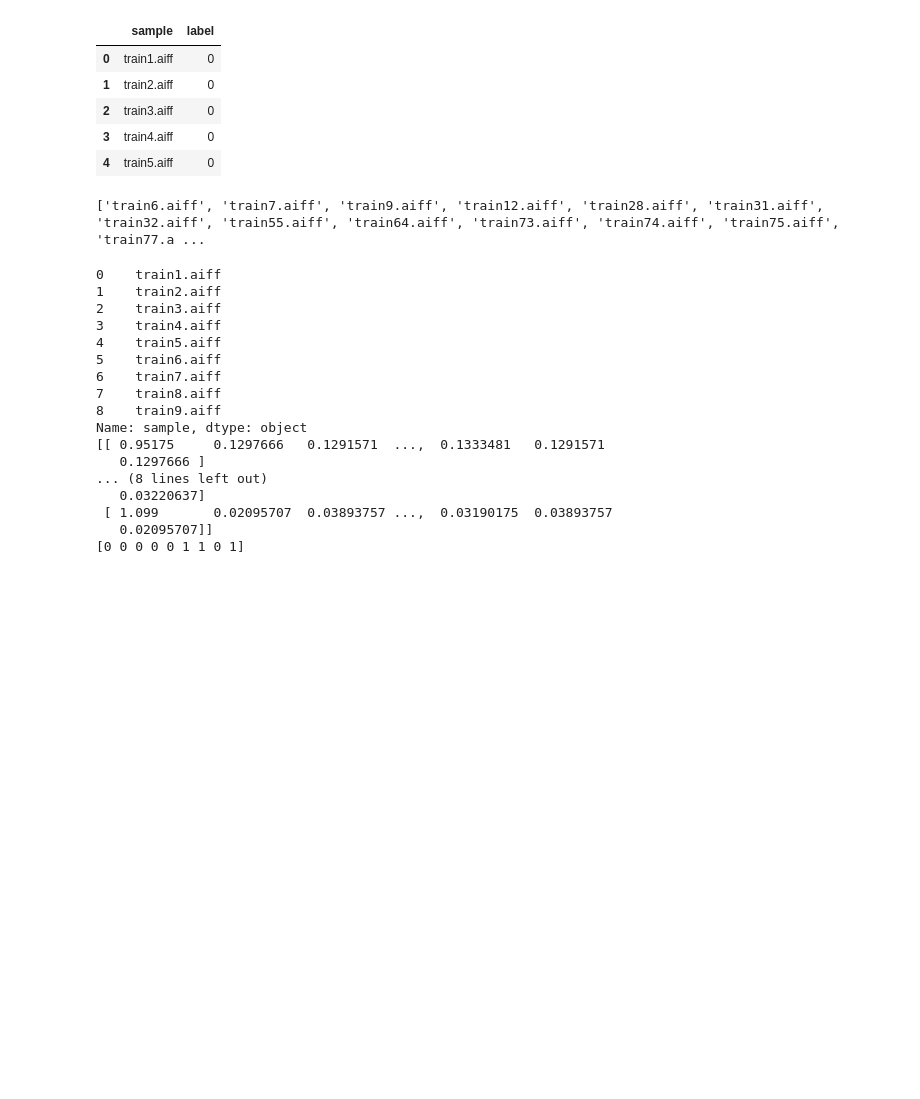
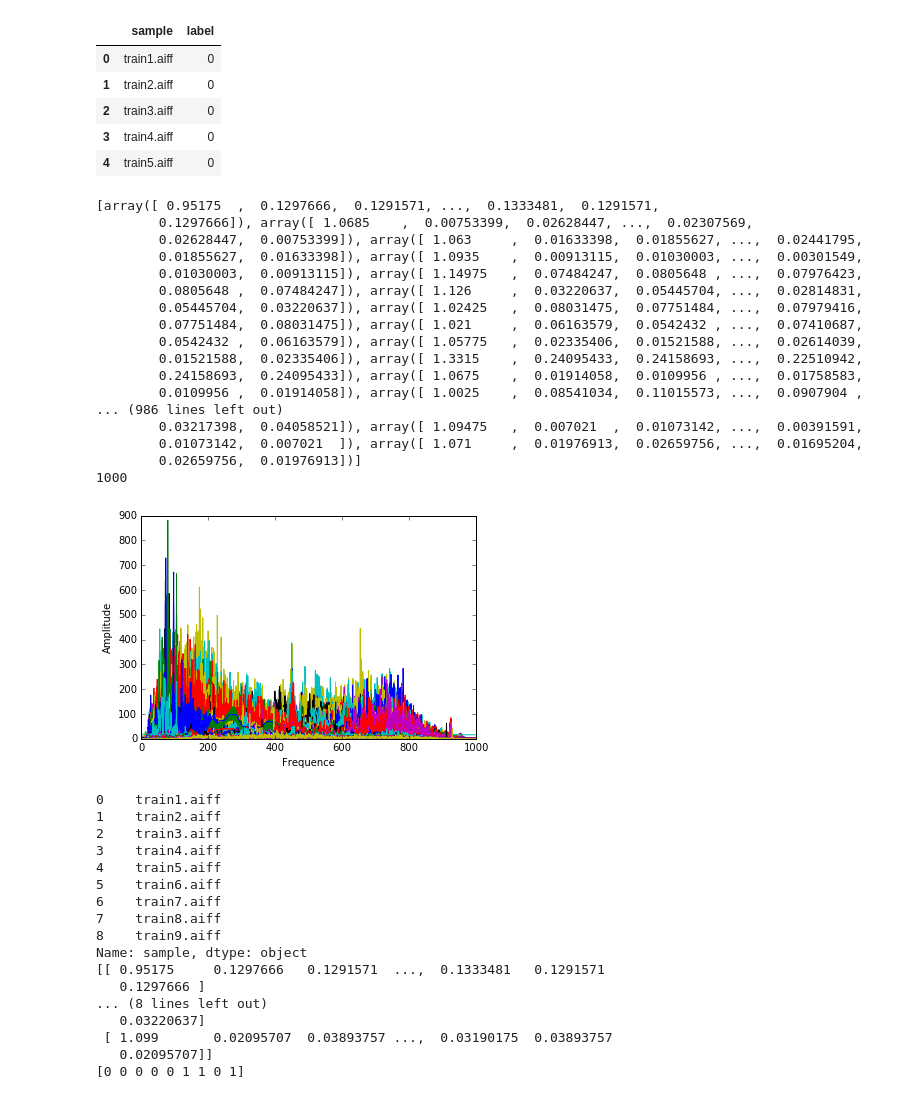
Before and after one commit to Khaliiil/Projet_Baleine_2, a Jupyter notebook: APC_Pandas.ipynb, the cells around one changed output. Drawn from its saved outputs; the diff is of its cells as text; code cells hidden in the pictures; blank space fills up the shorter version.

```diff
--- a/APC_Pandas.ipynb
+++ b/APC_Pandas.ipynb
@@ -33,19 +33,86 @@ df.head()
 # %%
 whale = list()
 not_whale = list()
+label = list()
+
 i = 0
 while len(whale) != 500:
     if df['label'][i] == 1:
         whale.append(df['sample'][i])
+        label.append(1)
     i += 1
 
 i = 0
 while len(not_whale) != 500:
     if df['label'][i] == 0:
         not_whale.append(df['sample'][i])
+        label.append(0)
     i += 1
+
+label.reverse()
-# %% [output]
-['train6.aiff', 'train7.aiff', 'train9.aiff', 'train12.aiff', 'train28.aiff', 'train31.aiff', 'train32.aiff', 'train55.aiff', 'train64.aiff', 'train73.aiff', 'train74.aiff', 'train75.aiff', 'train77.a ...
+# %%
+liste_sample_fft = list()
+
+for i in range (500) :
+    filename = not_whale[i]
+    s = aifc.open("C:\\Users\\Orianne\\Desktop\\autre git\\whale_data\\data\\train\\" + filename, "r")
+    N = s.getnframes()
+    strsig = s.readframes(N)
+    y = np.fromstring(strsig, np.short).byteswap()
+    FE = s.getframerate()
+    A = np.fft.fft(y)
+
+    DeltaT = 1./FE
+    ampl = np.abs(A)*1./N
+    freqs = np.fft.fftfreq(N, DeltaT)
+
+    plt.plot(freqs[:N/2], ampl[:N/2])
+    plt.ylabel("Amplitude")
+    plt.xlabel("Frequence")
+    #plt.show()
+    #print ampl
+    #print X[i]
+    liste_sample_fft.append(ampl)
+
+for i in range (500) :
+    filename = whale[i]
+    s = aifc.open("C:\\Users\\Orianne\\Desktop\\autre git\\whale_data\\data\\train\\" + filename, "r")
+    N = s.getnframes()
+    strsig = s.readframes(N)
+    y = np.fromstring(strsig, np.short).byteswap()
+    FE = s.getframerate()
+    A = np.fft.fft(y)
+
+    DeltaT = 1./FE
+    ampl = np.abs(A)*1./N
+    freqs = np.fft.fftfreq(N, DeltaT)
+
+    plt.plot(freqs[:N/2], ampl[:N/2])
+    plt.ylabel("Amplitude")
+    plt.xlabel("Frequence")
+    liste_sample_fft.append(ampl)
+
+print liste_sample_fft
+print len(liste_sample_fft )
+# %% [output]
+[array([ 0.95175  ,  0.1297666,  0.1291571, ...,  0.1333481,  0.1291571,
+        0.1297666]), array([ 1.0685    ,  0.00753399,  0.02628447, ...,  0.02307569,
+        0.02628447,  0.00753399]), array([ 1.063     ,  0.01633398,  0.01855627, ...,  0.02441795,
+        0.01855627,  0.01633398]), array([ 1.0935    ,  0.00913115,  0.01030003, ...,  0.00301549,
+        0.01030003,  0.00913115]), array([ 1.14975   ,  0.07484247,  0.0805648 , ...,  0.07976423,
+        0.0805648 ,  0.07484247]), array([ 1.126     ,  0.03220637,  0.05445704, ...,  0.02814831,
+        0.05445704,  0.03220637]), array([ 1.02425   ,  0.08031475,  0.07751484, ...,  0.07979416,
+        0.07751484,  0.08031475]), array([ 1.021     ,  0.06163579,  0.0542432 , ...,  0.07410687,
+        0.0542432 ,  0.06163579]), array([ 1.05775   ,  0.02335406,  0.01521588, ...,  0.02614039,
+        0.01521588,  0.02335406]), array([ 1.3315    ,  0.24095433,  0.24158693, ...,  0.22510942,
+        0.24158693,  0.24095433]), array([ 1.0675    ,  0.01914058,  0.0109956 , ...,  0.01758583,
+        0.0109956 ,  0.01914058]), array([ 1.0025    ,  0.08541034,  0.11015573, ...,  0.0907904 ,
+... (986 lines left out)
+        0.03217398,  0.04058521]), array([ 1.09475   ,  0.007021  ,  0.01073142, ...,  0.00391591,
+        0.01073142,  0.007021  ]), array([ 1.071     ,  0.01976913,  0.02659756, ...,  0.01695204,
+        0.02659756,  0.01976913])]
+1000
+[figure, added]
 # %%
 X = df['sample']
 Y = df['label']
```
Also changed, not shown: parts of 4 cells of this notebook.
